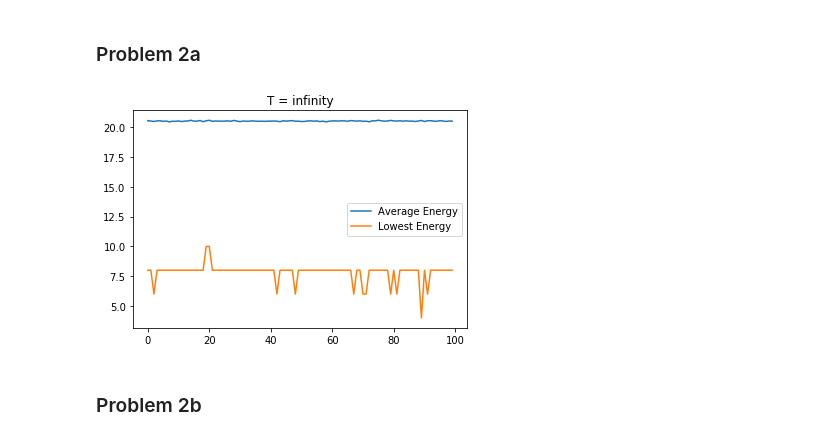
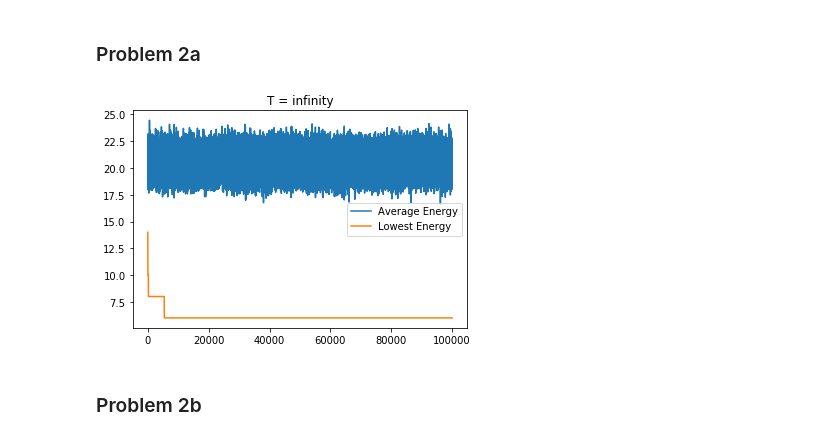
Before and after one commit to christian512/necklace_simulation, a Jupyter notebook: Assignment2.ipynb, the cells around one changed output. Saved outputs shown, nothing was run; the diff lists cells and outputs as text; code cells hidden in the pictures.

```diff
--- a/Assignment2.ipynb
+++ b/Assignment2.ipynb
@@ -11,19 +11,19 @@ n = 100000 # Number of runs per temperature
 # %% [markdown]
 ### Problem 2a
 # %%
-temps = np.repeat(np.inf,N)
+temps = np.repeat(np.inf,n)
 nkl = Necklace(20,2)
 anl = Annealer()
 anl.set_model(nkl)
 anl.set_temps(temps)
-energyArr,energyVBSF = anl.run(n)
+energyArr,energyVBSF = anl.run(N)
 plt.plot(energyArr,label='Average Energy')
 plt.plot(energyVBSF,label='Lowest Energy')
 plt.legend()
 plt.title('T = infinity')
 plt.savefig('plots/problem2a.png')
 # %% [output]
-[figure, old version]
+[figure, new version]
 # %% [markdown]
 ### Problem 2b
 # %%
```
Also changed, not shown: parts of 7 cells of this notebook, 3 other files.
